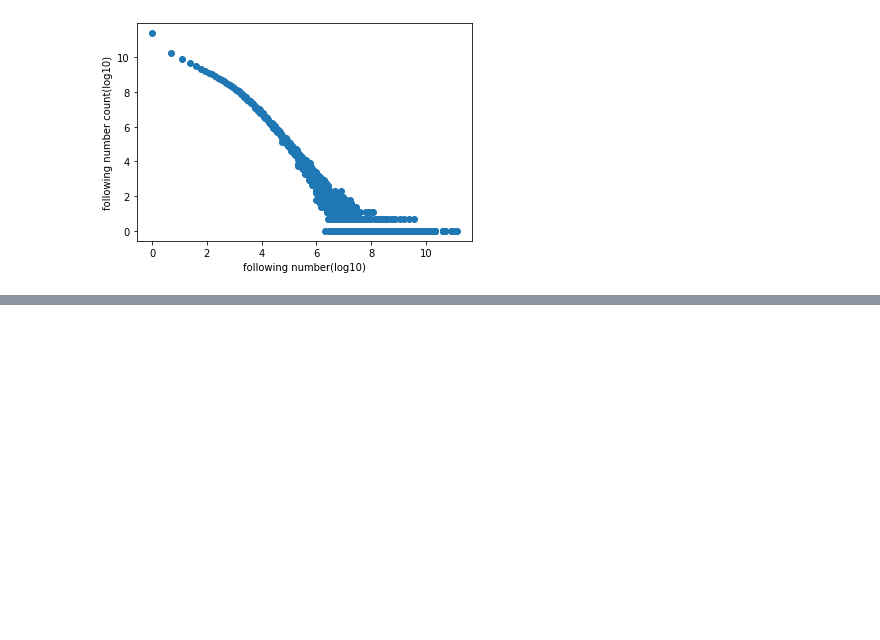
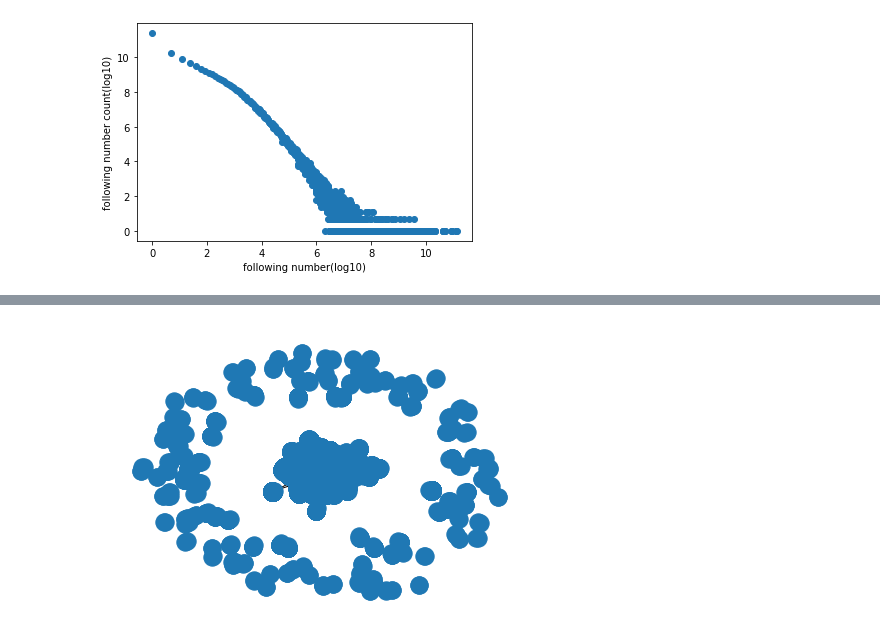
Before and after one commit to sixuanKong/social-computing, a Jupyter notebook: code/users.ipynb, the cells around one changed output, grey strips where cells are left out. Cells and saved outputs as stored; diff of their text form; code cells hidden in the pictures; blank space fills up the shorter version.

```diff
--- a/code/users.ipynb
+++ b/code/users.ipynb
@@ -223,0 +268,12 @@ plt.show()
+# %%
+user_graph = UserGraph(user_follow_d[0:1000])
+e_from = np.array(user_graph.edge)[:,0]
+e_to = np.array(user_graph.edge)[:,1]
+df = pd.DataFrame({ 'from':e_from, 'to':e_to })
+G=nx.from_pandas_edgelist(df, 'from', 'to')
+
+# nx.draw(G, with_labels=True)
+nx.draw(G, with_labels=False)
+plt.show()
+# %% [output]
+[figure, added]
```
Also changed, not shown: parts of 5 cells of this notebook, 5 other files.
